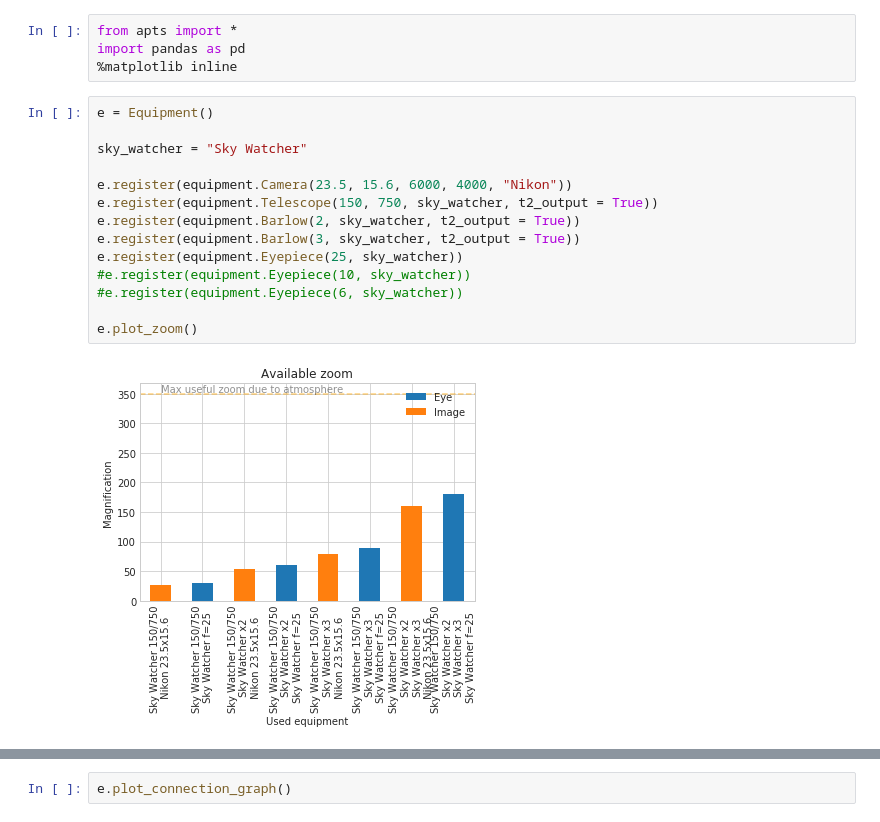
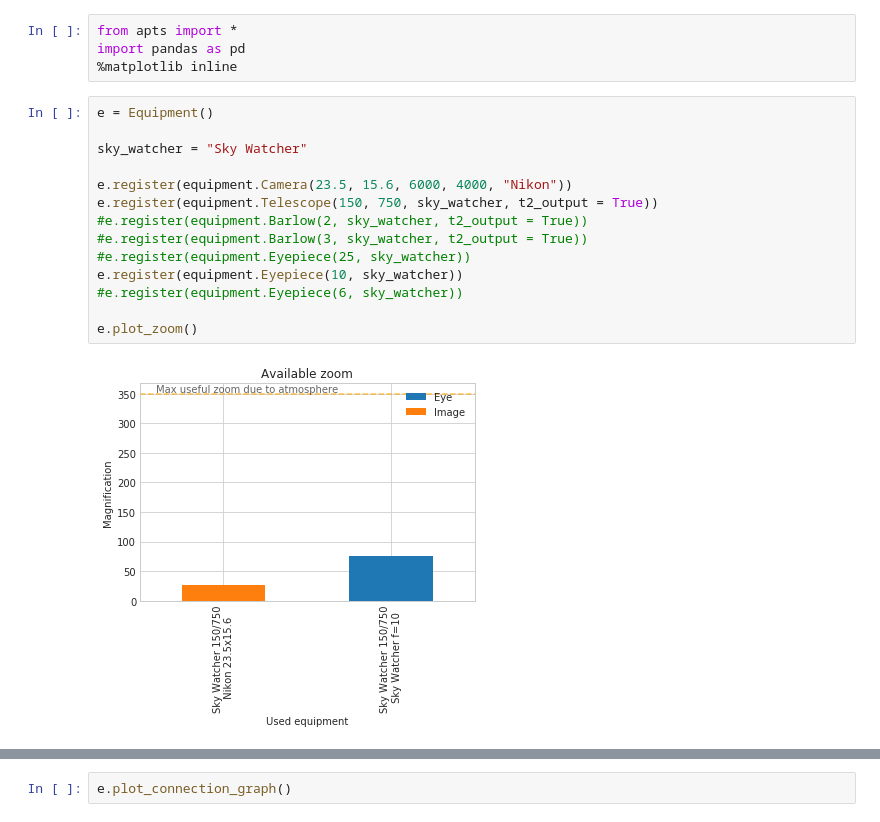
Before and after one commit to pozar87/apts, a Jupyter notebook: Test.ipynb, the cells around one changed output, grey strips where cells are left out. Cells and saved outputs as stored; diff of their text form.

```diff
--- a/Test.ipynb
+++ b/Test.ipynb
@@ -5,19 +5,19 @@ import pandas as pd
 # %%
 e = Equipment()
 
 sky_watcher = "Sky Watcher"
 
 e.register(equipment.Camera(23.5, 15.6, 6000, 4000, "Nikon"))
 e.register(equipment.Telescope(150, 750, sky_watcher, t2_output = True))
-e.register(equipment.Barlow(2, sky_watcher, t2_output = True))
-e.register(equipment.Barlow(3, sky_watcher, t2_output = True))
-e.register(equipment.Eyepiece(25, sky_watcher))
-#e.register(equipment.Eyepiece(10, sky_watcher))
+#e.register(equipment.Barlow(2, sky_watcher, t2_output = True))
+#e.register(equipment.Barlow(3, sky_watcher, t2_output = True))
+#e.register(equipment.Eyepiece(25, sky_watcher))
+e.register(equipment.Eyepiece(10, sky_watcher))
 #e.register(equipment.Eyepiece(6, sky_watcher))
 
 e.plot_zoom()
 # %% [output]
-[figure, old version]
+[figure, new version]
 # %%
 e.plot_fov()
 # %% [output]
```
Also changed, not shown: parts of 13 cells of this notebook, 2 other files.
